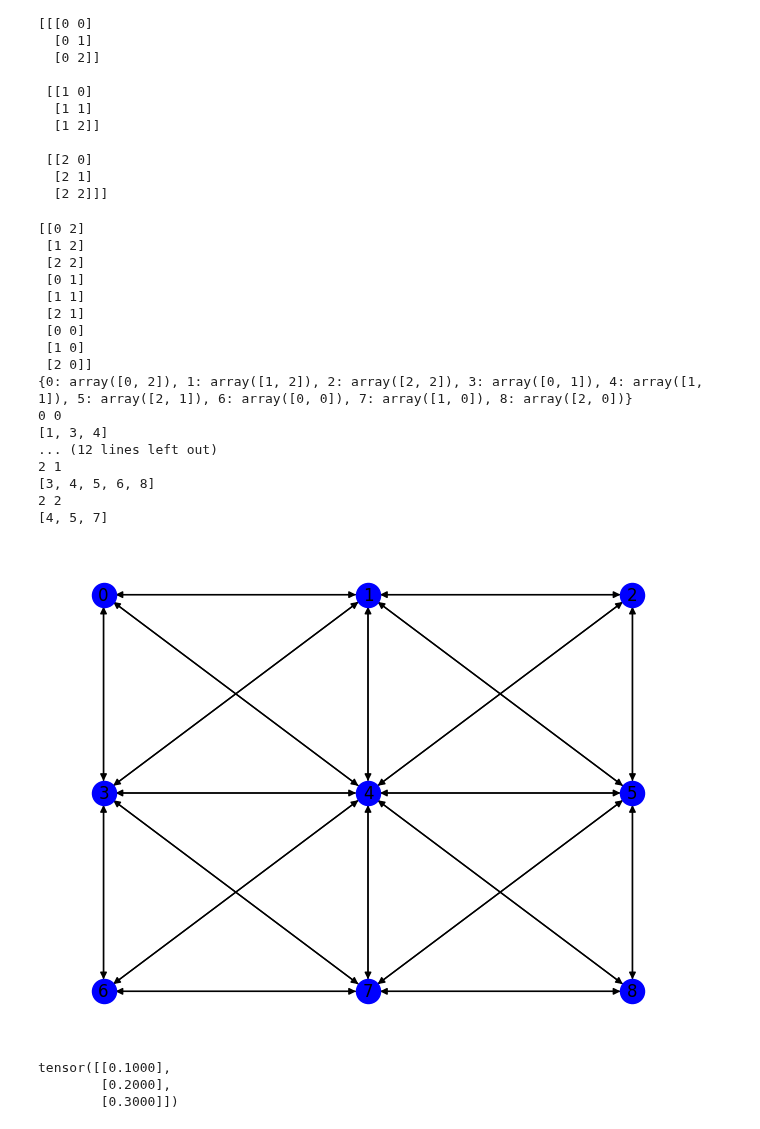
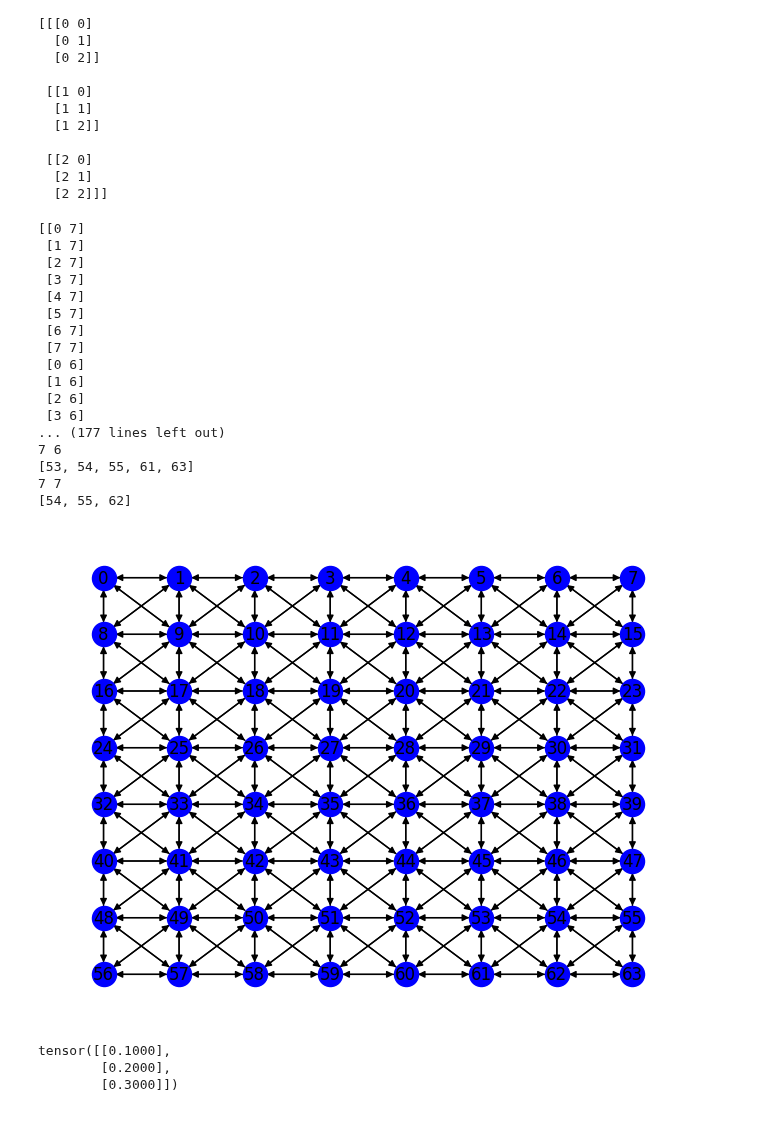
Before and after one commit to MKTKSMT-MI/GNN-DGLPro, a Jupyter notebook: Graphing/change graph.ipynb, the cells around one changed output. Drawn from its saved outputs; the diff is of its cells as text; code cells hidden in the pictures.

```diff
--- a/Graphing/change graph.ipynb
+++ b/Graphing/change graph.ipynb
@@ -248,7 +250,7 @@ def get_rot90_index(arr):
     rot90_flatt=rot90.reshape(row*col,2)#フラットに変換
     return rot90_flatt
 
-side_length = 3
+side_length = 8
 #ノード数９のグラフを作成
 g=dgl.DGLGraph()
 g.add_nodes(side_length**2)
@@ -256,53 +258,53 @@ g.add_nodes(side_length**2)
 #3x3のリストのインデックスを取得し90回転させたリストを取得
 rand_array=np.zeros((side_length,side_length))
 rot90=get_rot90_index(rand_array)
 print(rot90)
 pos={}
 for i in range(side_length**2):
     pos[i]=rot90[i]
 print(pos)
 
 # 正方形の一辺の長さ
 #side_length = 3
 # 0から8までの整数値を持つ正方形のリストを作成
 square_list = np.arange(side_length**2).reshape((side_length, side_length))
 
 #ノード番号に対応したインデックスを取得
 inds=np.ndindex(square_list.shape)
 inds=[idx for idx in inds]
 #各ノードと最近傍ノード間にエッジを張る
 for i in range(side_length**2):
     x,y=inds[i]
-    print(x,y)
+    #print(x,y)
     flatt_nh=get_nearest_neighbors(square_list,x,y)
-    print(flatt_nh)
+    #print(flatt_nh)
     for j in flatt_nh:
         if i == j:
             continue
         else:
             g.add_edges(j,i)
 nx_g=g.to_networkx()
 nx.draw(nx_g,pos,with_labels=True,node_color='blue')
 plt.show()
 # %% [output]
-[[0 2]
- [1 2]
- [2 2]
- [0 1]
- [1 1]
- [2 1]
- [0 0]
- [1 0]
- [2 0]]
-{0: array([0, 2]), 1: array([1, 2]), 2: array([2, 2]), 3: array([0, 1]), 4: array([1, 1]), 5: array([2, 1]), 6: array([0, 0]), 7: array([1, 0]), 8: array([2, 0])}
-0 0
-[1, 3, 4]
-... (12 lines left out)
-2 1
-[3, 4, 5, 6, 8]
-2 2
-[4, 5, 7]
+[[0 7]
+ [1 7]
+ [2 7]
+ [3 7]
+ [4 7]
+ [5 7]
+ [6 7]
+ [7 7]
+ [0 6]
+ [1 6]
+ [2 6]
+ [3 6]
+... (177 lines left out)
+7 6
+[53, 54, 55, 61, 63]
+7 7
+[54, 55, 62]
-[figure, old version]
+[figure, new version]
 # %%
 # %% [output]
 tensor([[0.1000],
```
Also changed, not shown: parts of 1 cell of this notebook, 42 other files.
